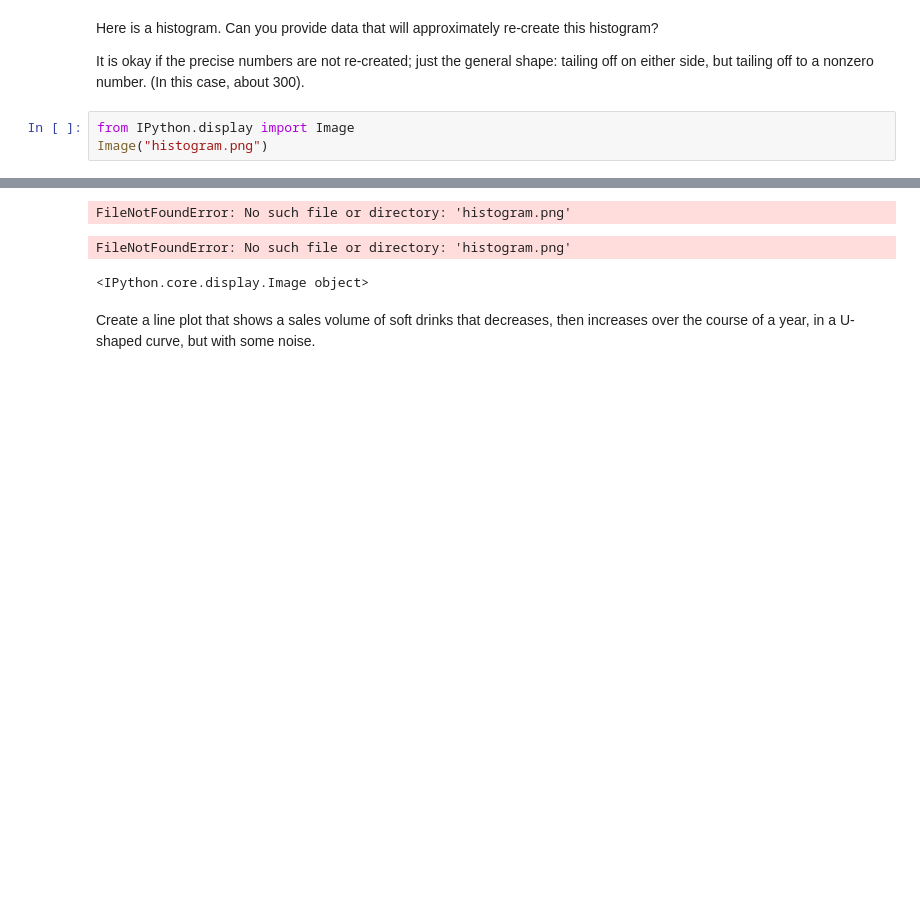
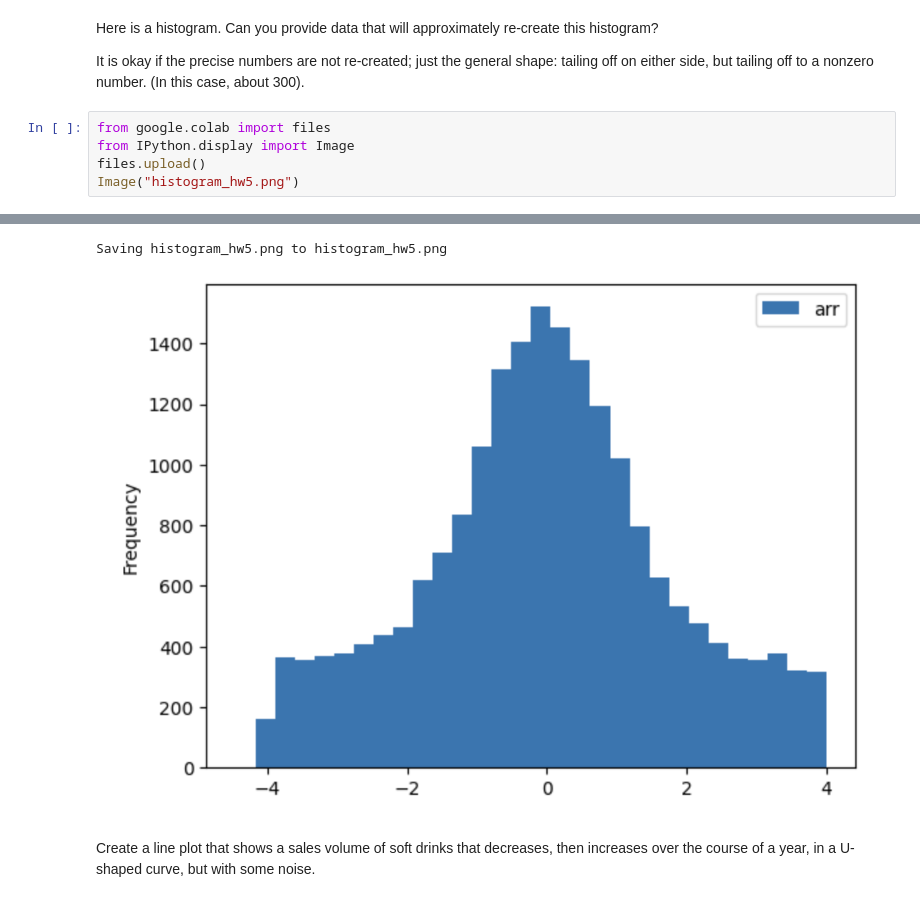
Before and after one commit to manningdbu/OMDS-ModB2-Week-5---Manning-Diana-, a Jupyter notebook: Week5-concealed-answer.ipynb, the cells around one changed output, grey strips where cells are left out. Drawn from its saved outputs; the diff is of its cells as text; blank space fills up the shorter version.

```diff
--- a/Week5-concealed-answer.ipynb
+++ b/Week5-concealed-answer.ipynb
@@ -194,6 +214,8 @@ Here is a histogram.  Can you provide data that will approximately re-create thi
 
 It is okay if the precise numbers are not re-created; just the general shape: tailing off on either side, but tailing off to a nonzero number.  (In this case, about 300).
 # %%
+from google.colab import files
 from IPython.display import Image
-Image("histogram.png")
+files.upload()
+Image("histogram_hw5.png")
 # %% [output]
@@ -200,6 +223,5 @@ Image("histogram.png")
-FileNotFoundError: No such file or directory: 'histogram.png'
+Saving histogram_hw5.png to histogram_hw5.png
-FileNotFoundError: No such file or directory: 'histogram.png'
-<IPython.core.display.Image object>
+[figure, added]
 # %% [markdown]
 Create a line plot that shows a sales volume of soft drinks that decreases, then increases over the course of a year, in a U-shaped curve, but with some noise.
 # %% [markdown]
```
Also changed, not shown: parts of 4 cells of this notebook.
